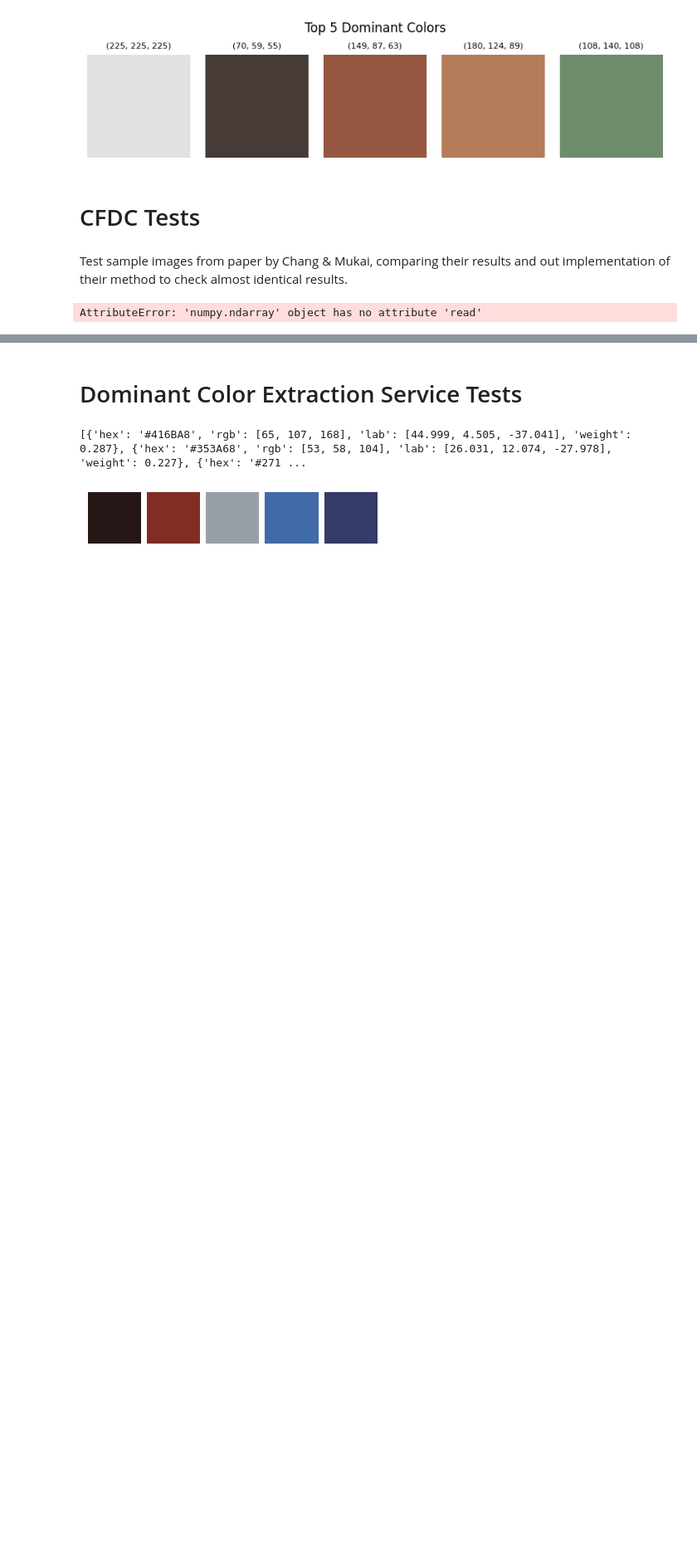
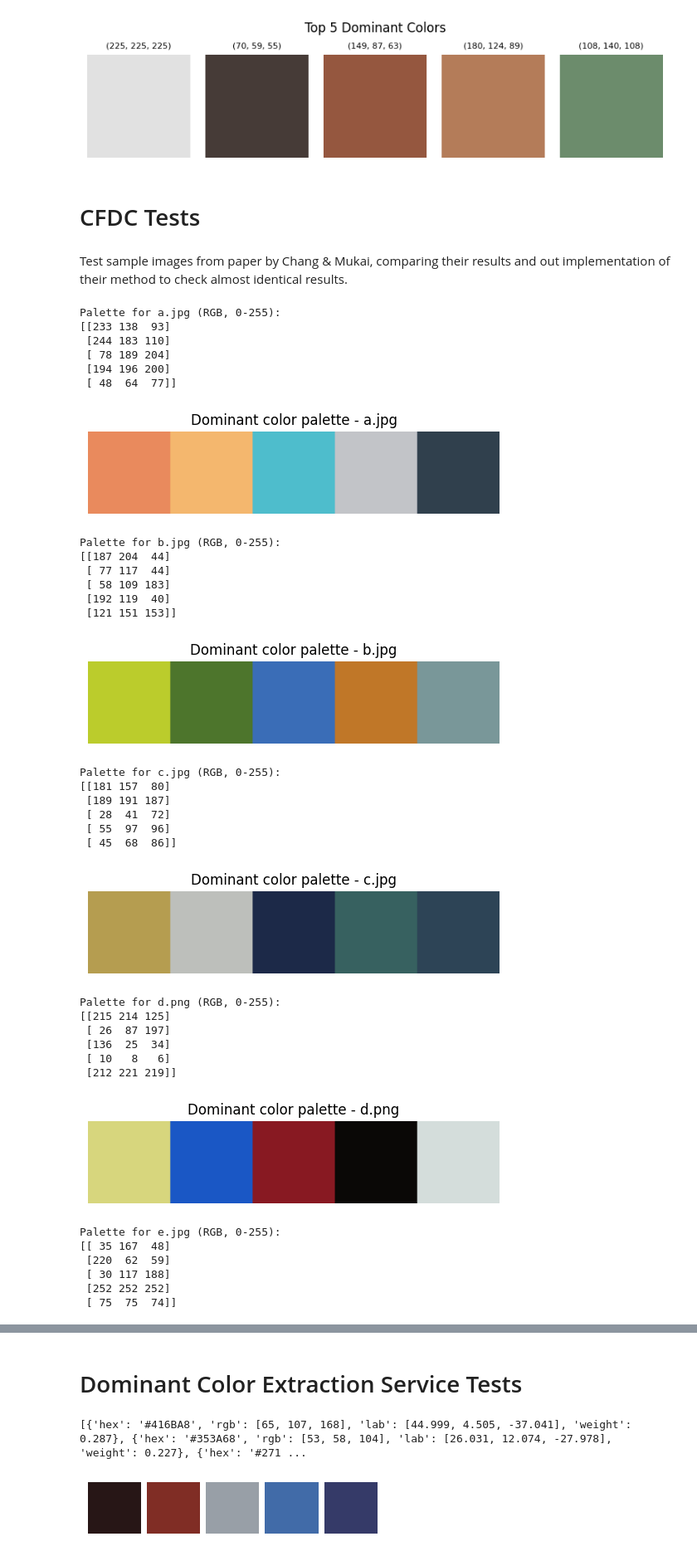
Before and after one commit to sgarciaest/albcovis-project, a Jupyter notebook: notebooks/color_extraction_tests.ipynb, the cells around one changed output, grey strips where cells are left out. Shown at 83% size. Drawn from its saved outputs; the diff is of its cells as text; code cells hidden in the pictures; blank space fills up the shorter version.

```diff
--- a/notebooks/color_extraction_tests.ipynb
+++ b/notebooks/color_extraction_tests.ipynb
@@ -391,7 +391,7 @@ from PIL import Image
 import numpy as np
 import matplotlib.pyplot as plt
 
-# your extractor setup
+# default params
 extractor = DominantColorExtractor(ExtractorParams(
     k_init=12,
     bilateral_sigma_spatial=2.0,
@@ -402,43 +402,86 @@ extractor = DominantColorExtractor(ExtractorParams(
 ))
 
 folder = "../data/source/images/cfdc_article_comparison"
 
 # get files, filter by extension, and sort
 files = sorted(
     f for f in os.listdir(folder)
     if f.lower().endswith((".png", ".jpg", ".jpeg", ".webp"))
 )
 
 for filename in files:
     path = os.path.join(folder, filename)
 
     # open image with PIL
     img = Image.open(path).convert("RGB")
 
-    # resize if needed (max side = 600px)
-    w, h = img.size
-    scale = 600.0 / max(w, h)
-    if scale < 1.0:
-        new_w, new_h = int(w * scale), int(h * scale)
-        img = img.resize((new_w, new_h), Image.LANCZOS)
+    # # resize if needed (max side = 600px)
+    # w, h = img.size
+    # scale = 600.0 / max(w, h)
+    # if scale < 1.0:
+    #     new_w, new_h = int(w * scale), int(h * scale)
+    #     img = img.resize((new_w, new_h), Image.LANCZOS)
 
     # convert to numpy array
-    img_np = np.array(img)
+    # img_np = np.array(img)
 
     # extract palette
-    out = extractor.extract(img_np)
+    out = extractor.extract(path)
+
+    # out is a list of dicts like {"hex": ..., "rgb": [r,g,b], "lab": [...], "weight": ...}
+    # build a (N, 3) array of uint8 colors
+    palette = np.array([d["rgb"] for d in out], dtype=np.uint8)
+
+    # optional: sort by weight descending if you prefer
+    weights = np.array([d["weight"] for d in out])
+    order = np.argsort(-weights)
+    palette = palette[order]
 
     print(f"Palette for {filename} (RGB, 0-255):")
-    print(np.round(out["palette_rgb"] * 255).astype(int))
+    print(palette)
 
-    # visualize palette
-    sw = np.ones((50, 50 * out["palette_rgb"].shape[0], 3))
-    for i, c in enumerate(out["palette_rgb"]):
+    # make a swatch image: 50px tall, 50px per color, 3 channels
+    sw = np.ones((50, 50 * len(palette), 3), dtype=np.uint8) * 255
+    for i, c in enumerate(palette):
         sw[:, i*50:(i+1)*50, :] = c
+
     plt.figure()
     plt.imshow(sw)
     plt.axis("off")
     plt.title(f"Dominant color palette - {filename}")
     plt.show()
 # %% [output]
-AttributeError: 'numpy.ndarray' object has no attribute 'read'
+Palette for a.jpg (RGB, 0-255):
+[[233 138  93]
+ [244 183 110]
+ [ 78 189 204]
+ [194 196 200]
+ [ 48  64  77]]
+[figure, added]
+Palette for b.jpg (RGB, 0-255):
+[[187 204  44]
+ [ 77 117  44]
+ [ 58 109 183]
+ [192 119  40]
+ [121 151 153]]
+[figure, added]
+Palette for c.jpg (RGB, 0-255):
+[[181 157  80]
+ [189 191 187]
+ [ 28  41  72]
+ [ 55  97  96]
+ [ 45  68  86]]
+[figure, added]
+Palette for d.png (RGB, 0-255):
+[[215 214 125]
+ [ 26  87 197]
+ [136  25  34]
+ [ 10   8   6]
+ [212 221 219]]
+[figure, added]
+Palette for e.jpg (RGB, 0-255):
+[[ 35 167  48]
+ [220  62  59]
+ [ 30 117 188]
+ [252 252 252]
+ [ 75  75  74]]
```
Also changed, not shown: parts of 3 cells of this notebook, 1 other file.
